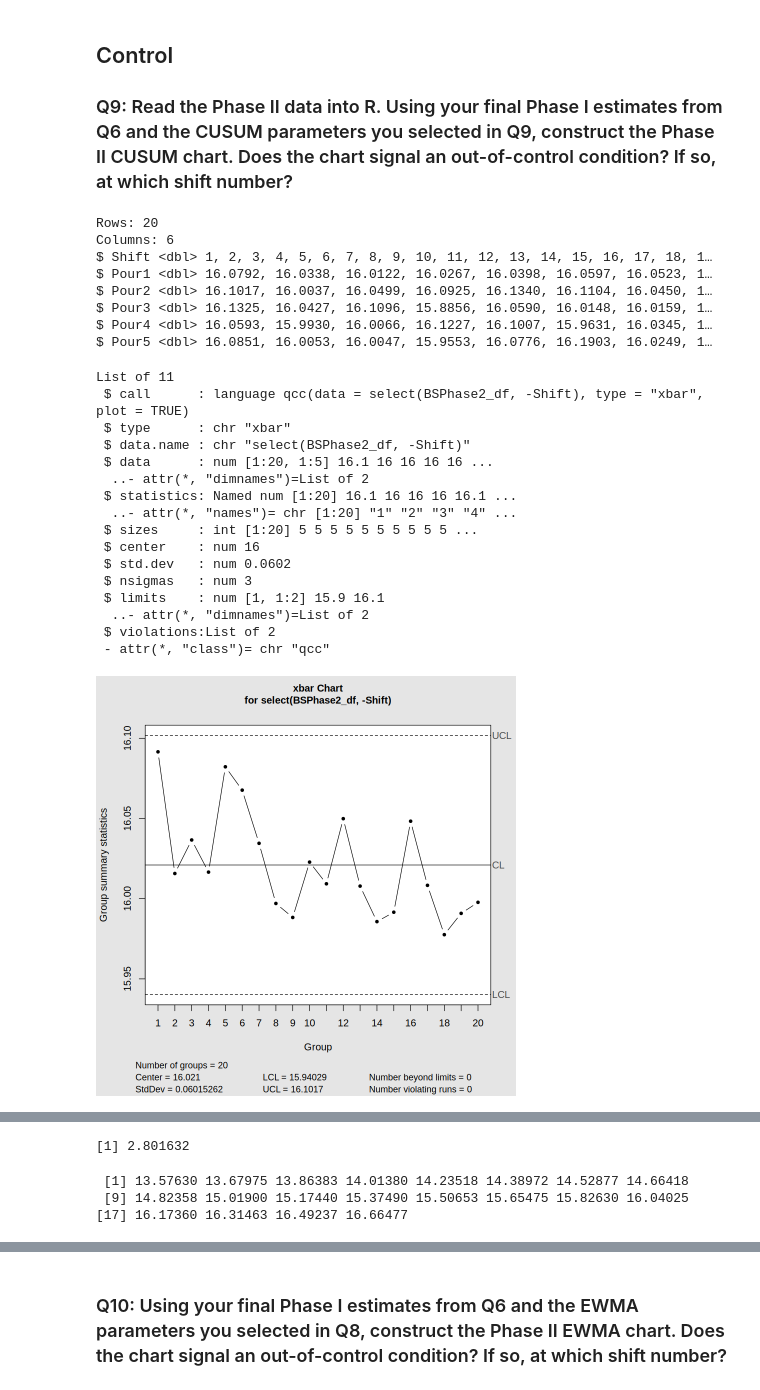
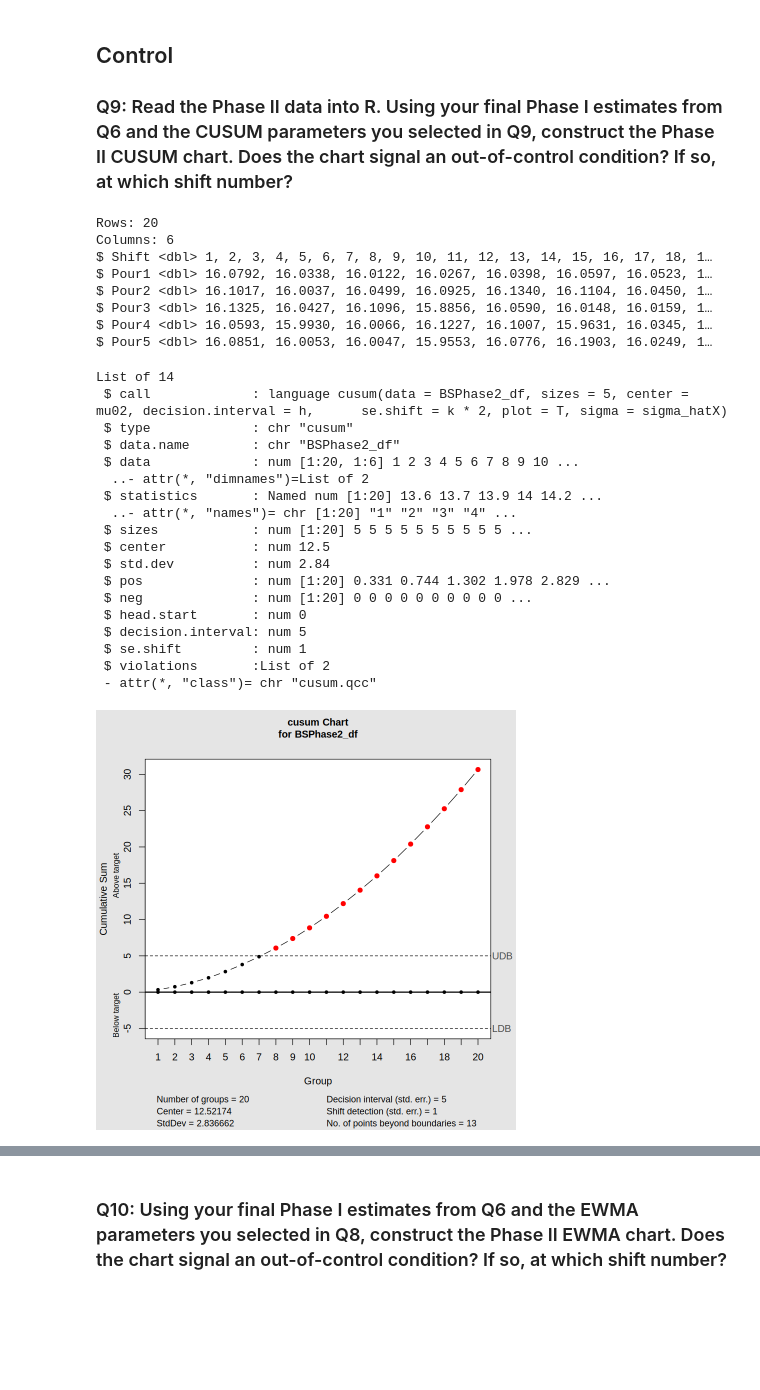
Before and after one commit to DesyneMartinez/STAT-7110-Quality-Control, a Jupyter notebook: Assignments/HW2/STAT-7110-HW2.ipynb, the cells around one changed output, grey strips where cells are left out. Drawn from its saved outputs; the diff is of its cells as text; code cells hidden in the pictures; blank space fills up the shorter version.

```diff
--- a/Assignments/HW2/STAT-7110-HW2.ipynb
+++ b/Assignments/HW2/STAT-7110-HW2.ipynb
@@ -290,83 +298,51 @@ Overall all of the evidence points toward the process being incapable and with a
 library(tidyverse)
 library(readxl)
 library(qcc)
 
 ## Read in the Data ##
 
 BSPhase2_df <- read_excel("BustersSportsBar_PhaseII.xlsx")
 
 ## Data Integrity Check ##
 
 BSPhase2_df |>
   glimpse()
+mu02 <- mean(newphase1x$Shift)
 
-phase2_x <- qcc(BSPhase2_df |> select(-`Shift`),
-                 type = "xbar",
-                 plot = TRUE)
-                 (phase2_x)
+## Estimate process standard deviation ##
 
-## Limits from the newphase1_X data saved from Question 7 ##
-
-xbar_lims <- qcc(newphase1x[,-1],type="xbar",std.dev=phase1_Xnew$std.dev,plot=FALSE)$limits
-
-## Center Values ##
-
-xbar_center <- qcc(newphase1x[,-1],type="xbar",std.dev=phase1_Xnew$std.dev,plot=FALSE)$center
-
-
-## Phase II X-bar ##
-
-qcc(BSPhase2_df[,-1],type="xbar",center=xbar_center,limits=xbar_lims,plot=TRUE)
-
-
-BS_means <- rowMeans(BSPhase2_df)
-sigma_hat <- sd.xbar(BSPhase2_df,std.dev="UWAVE-SD")
-sigma_hat
-BS_means
-mu0 <- 16
-
-
-z_means <- (BS_means - mu0)/(sigma_hat/sqrt(5))
-z_means
-
-
+sigma_hatX <- sd(newphase1x$Shift)
 
 k <- 0.5
 h <- 5
 
-CUSUM_df <- tibble(Means = z_means)
-
-## Calculate C+ and C- values prior to taking maximums ##
-
-CUSUM_df <- CUSUM_df |>
-  mutate(C_plus = Means-k,
-         C_minus = -k-Means)
-
-cusum(BSPhase2_df,sizes=5,center=mu0,se.shift=k*2,
+cusum(BSPhase2_df,sizes=5,center=mu02,sigma=sigma_hatX,se.shift=k*2,
       decision.interval = h,plot=T)
 # %% [output]
 Rows: 20
 Columns: 6
 $ Shift <dbl> 1, 2, 3, 4, 5, 6, 7, 8, 9, 10, 11, 12, 13, 14, 15, 16, 17, 18, 1…
 $ Pour1 <dbl> 16.0792, 16.0338, 16.0122, 16.0267, 16.0398, 16.0597, 16.0523, 1…
 $ Pour2 <dbl> 16.1017, 16.0037, 16.0499, 16.0925, 16.1340, 16.1104, 16.0450, 1…
 $ Pour3 <dbl> 16.1325, 16.0427, 16.1096, 15.8856, 16.0590, 16.0148, 16.0159, 1…
 $ Pour4 <dbl> 16.0593, 15.9930, 16.0066, 16.1227, 16.1007, 15.9631, 16.0345, 1…
 $ Pour5 <dbl> 16.0851, 16.0053, 16.0047, 15.9553, 16.0776, 16.1903, 16.0249, 1…
-List of 11
- $ call      : language qcc(data = select(BSPhase2_df, -Shift), type = "xbar", plot = TRUE)
- $ type      : chr "xbar"
- $ data.name : chr "select(BSPhase2_df, -Shift)"
- $ data      : num [1:20, 1:5] 16.1 16 16 16 16 ...
+List of 14
+ $ call             : language cusum(data = BSPhase2_df, sizes = 5, center = mu02, decision.interval = h,      se.shift = k * 2, plot = T, sigma = sigma_hatX)
+ $ type             : chr "cusum"
+ $ data.name        : chr "BSPhase2_df"
+ $ data             : num [1:20, 1:6] 1 2 3 4 5 6 7 8 9 10 ...
   ..- attr(*, "dimnames")=List of 2
- $ statistics: Named num [1:20] 16.1 16 16 16 16.1 ...
+ $ statistics       : Named num [1:20] 13.6 13.7 13.9 14 14.2 ...
   ..- attr(*, "names")= chr [1:20] "1" "2" "3" "4" ...
- $ sizes     : int [1:20] 5 5 5 5 5 5 5 5 5 5 ...
- $ center    : num 16
- $ std.dev   : num 0.0602
- $ nsigmas   : num 3
- $ limits    : num [1, 1:2] 15.9 16.1
-  ..- attr(*, "dimnames")=List of 2
- $ violations:List of 2
- - attr(*, "class")= chr "qcc"
+ $ sizes            : num [1:20] 5 5 5 5 5 5 5 5 5 5 ...
+ $ center           : num 12.5
+ $ std.dev          : num 2.84
+ $ pos              : num [1:20] 0.331 0.744 1.302 1.978 2.829 ...
+ $ neg              : num [1:20] 0 0 0 0 0 0 0 0 0 0 ...
+ $ head.start       : num 0
+ $ decision.interval: num 5
+ $ se.shift         : num 1
+ $ violations       :List of 2
+ - attr(*, "class")= chr "cusum.qcc"
-[figure, old version]
+[figure, new version]
@@ -389,4 +348,0 @@ List of 11
-[1] 2.801632
- [1] 13.57630 13.67975 13.86383 14.01380 14.23518 14.38972 14.52877 14.66418
- [9] 14.82358 15.01900 15.17440 15.37490 15.50653 15.65475 15.82630 16.04025
-[17] 16.17360 16.31463 16.49237 16.66477
```
Also changed, not shown: parts of 5 cells of this notebook.
